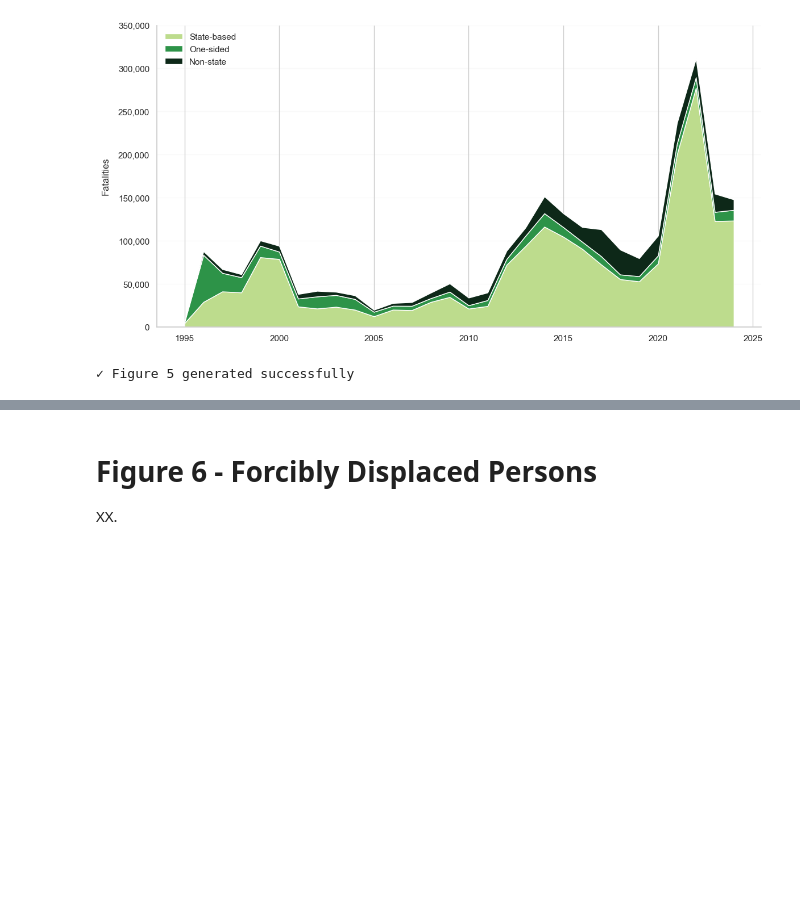
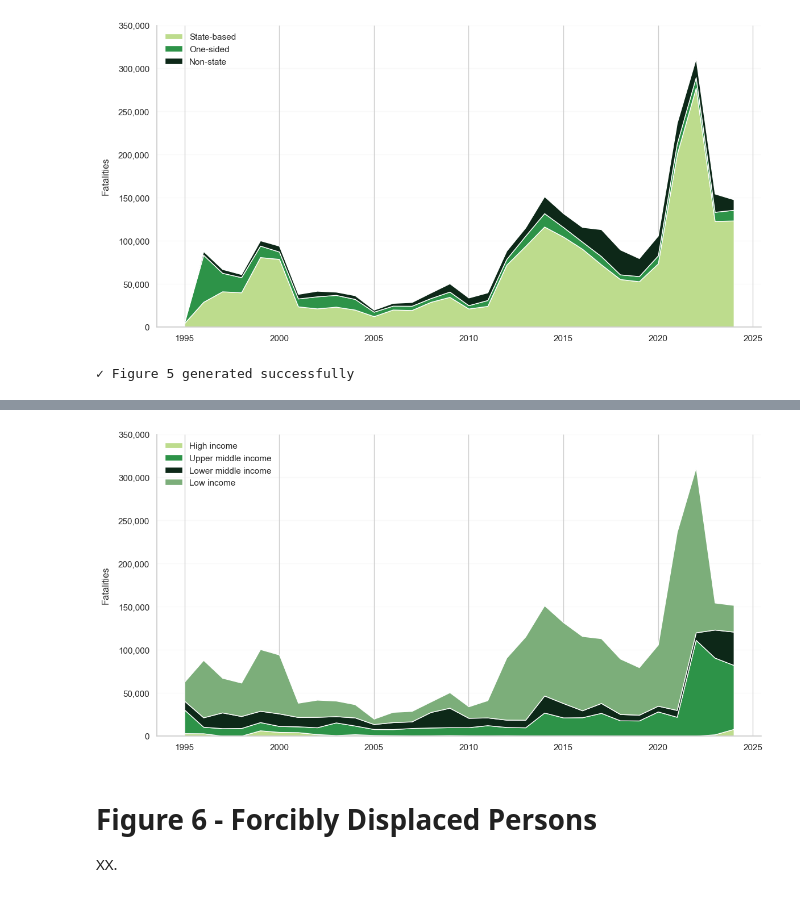
Before and after one commit to mglpurroy/slide-deck-analytics-1, a Jupyter notebook: notebooks/main.ipynb, the cells around one changed output, grey strips where cells are left out. Saved outputs shown, nothing was run; the diff lists cells and outputs as text; code cells hidden in the pictures; blank space fills up the shorter version.

Commit message:
Update more figures Feb 11th

```diff
--- a/notebooks/main.ipynb
+++ b/notebooks/main.ipynb
@@ -2,20 +2,29 @@
 # FCV Slide Deck
 XX.
 # %%
+# %%
+# jupyter: {'source_hidden': true}
 import os
 import sys
+import re
+import requests
+import socket
 import matplotlib.pyplot as plt
 import seaborn as sns
 from datetime import datetime
 import pandas as pd
 from typing import List, Dict, Any, Optional, Union
+import numpy as np
 
 # Add the project root to the Python path
 root_dir = os.path.abspath(os.path.join(os.getcwd(), '..'))
 if root_dir not in sys.path:
     sys.path.append(root_dir)
 
-from src.utils import UCDP, GIC, ACLEDDataFetcher, RegionMapper, UNHCRDataFinder
+data_dir = os.path.join(root_dir, 'data')
+source_dir = os.path.join(root_dir, 'data', 'fsi-historic')
+
+from src.utils import UCDP, GIC, ACLEDDataFetcher, RegionMapper, UNHCRDataFinder, WorldBankAPI, FSIDataProcessor, FragilityClassifier, RefugeeAnalyzer, UNPopulationDataPortalAPI
 
 # Set visualization style
 plt.style.use('default')
@@ -27,6 +36,7 @@ gic = GIC()
 acled = ACLEDDataFetcher(api_key="FVlH2Cg6J1EmOKTxxsUX", email="mpurroyvitola@worldbank.org")
 region_mapper = RegionMapper()
 unhcr = UNHCRDataFinder()
+wb = WorldBankAPI()
 
 print("✓ Setup complete: All required libraries imported and styles set")
 # %% [output]
@@ -513,3 +633,89 @@ print("✓ Figure 5 generated successfully")
+# %%
+def plot_fatalities_by_income(data_dir: str):
+    """
+    Create a stacked area plot of total fatalities by income group
+
+    Parameters:
+    -----------
+    data_dir : str
+        Directory containing both UCDP and lending group data
+    """
+    # Construct file paths
+    ucdp_path = os.path.join(data_dir, 'ucdp.csv')
+    lend_group_path = os.path.join(data_dir, 'lend_group.xlsx')
+
+    # Read data
+    ucdp = pd.read_csv(ucdp_path, usecols=['iso3', 'year', 'UCDP_BRD'])
+    lend_group = pd.read_excel(lend_group_path)
+
+    # Merge datasets
+    df = ucdp.merge(lend_group[['Code', 'Income group']],
+                    left_on='iso3',
+                    right_on='Code',
+                    how='left')
+
+    # Group by year and income group, sum fatalities
+    yearly_fatalities = df.groupby(['year', 'Income group'])['UCDP_BRD'].sum().reset_index()
+
+    # Pivot data for plotting
+    fatalities_pivot = yearly_fatalities.pivot(
+        index='year',
+        columns='Income group',
+        values='UCDP_BRD'
+    )
+
+    # Create the figure
+    plt.figure(figsize=(12, 6))
+
+    # Filter years between 1995 and 2024
+    fatalities_pivot = fatalities_pivot[(fatalities_pivot.index >= 1995) & (fatalities_pivot.index < 2025)]
+    years = fatalities_pivot.index
+    income_groups = ['High income', 'Upper middle income', 'Lower middle income', 'Low income']
+
+    # Filter and reorder columns based on income groups that exist in the data
+    available_groups = [group for group in income_groups if group in fatalities_pivot.columns]
+    fatalities_data = [fatalities_pivot[group].fillna(0) for group in available_groups]
+
+    # Define colors for income groups
+    colors = ['#BDDC8D', '#2D9348', '#0D2818', '#7CAE7A']  # Light green to dark green
+
+    # Create stacked area plot
+    plt.stackplot(years,
+                 fatalities_data,
+                 labels=available_groups,
+                 colors=colors[:len(available_groups)])
+
+    # Customize the plot
+    plt.xlabel('')
+    plt.ylabel('Fatalities', rotation=90, labelpad=10)
+
+    # Format y-axis with thousands
+    plt.gca().yaxis.set_major_formatter(
+        plt.FuncFormatter(lambda x, p: f'{int(x):,}'))
+
+    # Add thousands separator to y-axis labels
+    current_values = plt.gca().get_yticks()
+    plt.gca().set_yticks(current_values)
+
+    # Customize grid (only horizontal lines)
+    plt.grid(axis='y', linestyle='-', alpha=0.1)
+
+    # Remove top and right spines
+    plt.gca().spines['top'].set_visible(False)
+    plt.gca().spines['right'].set_visible(False)
+
+    # Customize legend
+    plt.legend(loc='upper left', frameon=False)
+
+    # Adjust layout
+    plt.tight_layout()
+
+    return plt
+
+plot = plot_fatalities_by_income(data_dir)
+plot.show()
+# %% [output]
+[figure, added]
 # %% [markdown]
 # Figure 6 - Forcibly Displaced Persons
 XX.
```
Also changed, not shown: parts of 19 cells of this notebook, 29 other files.
